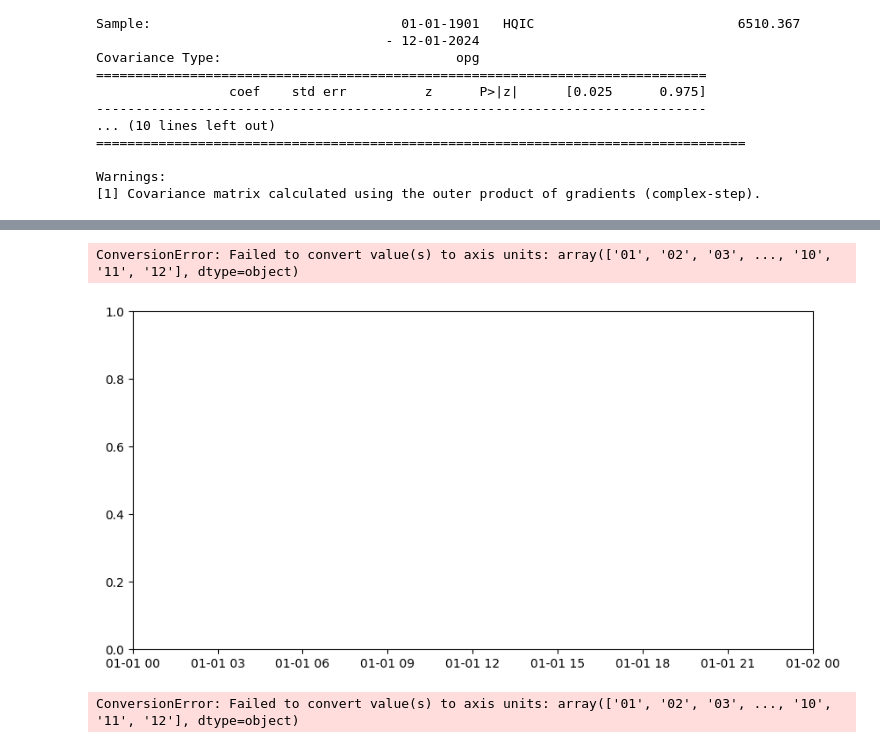
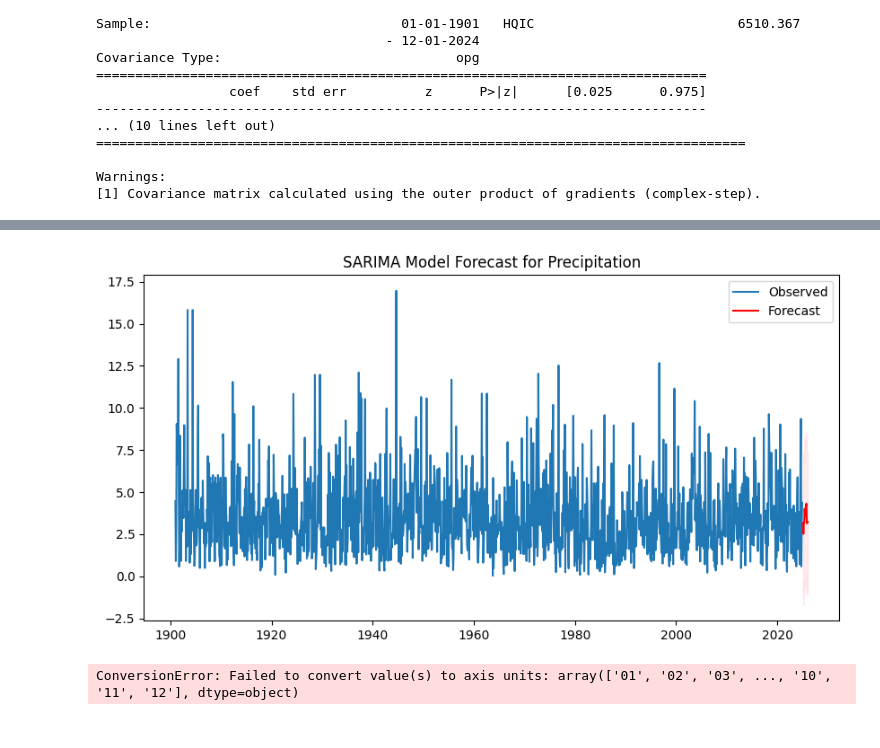
Before and after one commit to phipyao/ds4002-project-2, a Jupyter notebook: SCRIPTS/code.ipynb, the cells around one changed output, grey strips where cells are left out. Saved outputs shown, nothing was run; the diff lists cells and outputs as text; code cells hidden in the pictures.

Commit message:
Fitted sarima model

```diff
--- a/SCRIPTS/code.ipynb
+++ b/SCRIPTS/code.ipynb
@@ -295,21 +306,20 @@ Warnings:
 # %%
 # # Forecast the next 12 months
-# forecast = model_fit.get_forecast(steps=12)
-# forecast_index = pd.date_range(start=df_long.index[-1] + pd.DateOffset(months=1), periods=12, freq='M')
-# forecast_values = forecast.predicted_mean
-# confidence_intervals = forecast.conf_int()
+forecast = model_fit.get_forecast(steps=12)
+forecast_index = pd.date_range(start=df_long.index[-1] + pd.DateOffset(months=1), periods=12, freq='M')
+forecast_values = forecast.predicted_mean
+confidence_intervals = forecast.conf_int()
 
 # # Plot the forecast
-# plt.figure(figsize=(10, 5))
-# plt.plot(df_long, label='Observed')
-# plt.plot(forecast_index, forecast_values, label='Forecast', color='red')
-# plt.fill_between(forecast_index, confidence_intervals.iloc[:, 0], confidence_intervals.iloc[:, 1], color='pink', alpha=0.3)
-# plt.title("SARIMA Model Forecast for Precipitation")
-# plt.legend()
-# plt.show()
+plt.figure(figsize=(10, 5))
+plt.plot(df_long, label='Observed')
+plt.plot(forecast_index, forecast_values, label='Forecast', color='red')
+plt.fill_between(forecast_index, confidence_intervals.iloc[:, 0], confidence_intervals.iloc[:, 1], color='pink', alpha=0.3)
+plt.title("SARIMA Model Forecast for Precipitation")
+plt.legend()
+plt.show()
 # %% [output]
-ConversionError: Failed to convert value(s) to axis units: array(['01', '02', '03', ..., '10', '11', '12'], dtype=object)
-[figure, old version]
+[figure, new version]
 # %%
 # # Forecast future values
 # forecast_periods = 12  # Forecast the next 12 months
```
Also changed, not shown: parts of 1 cell of this notebook.
